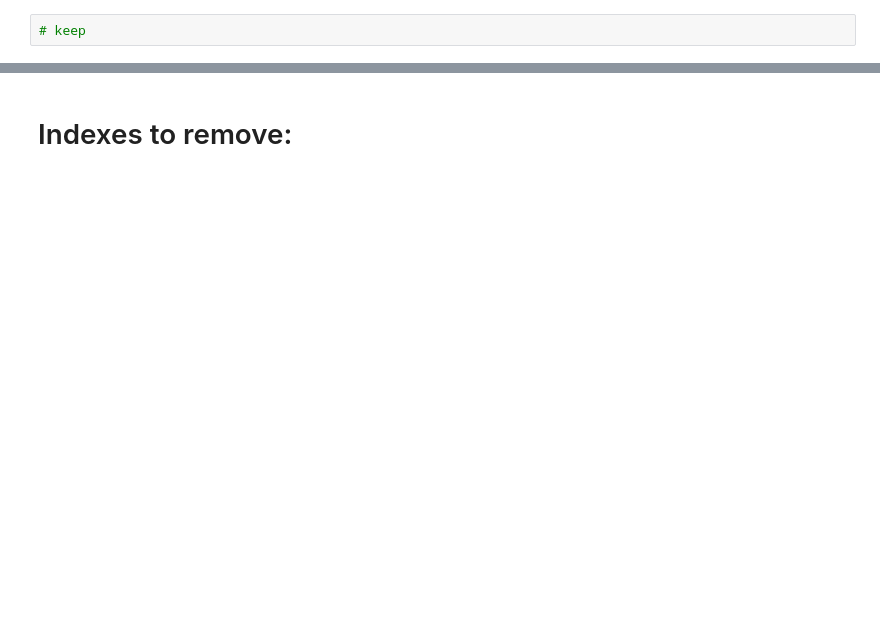
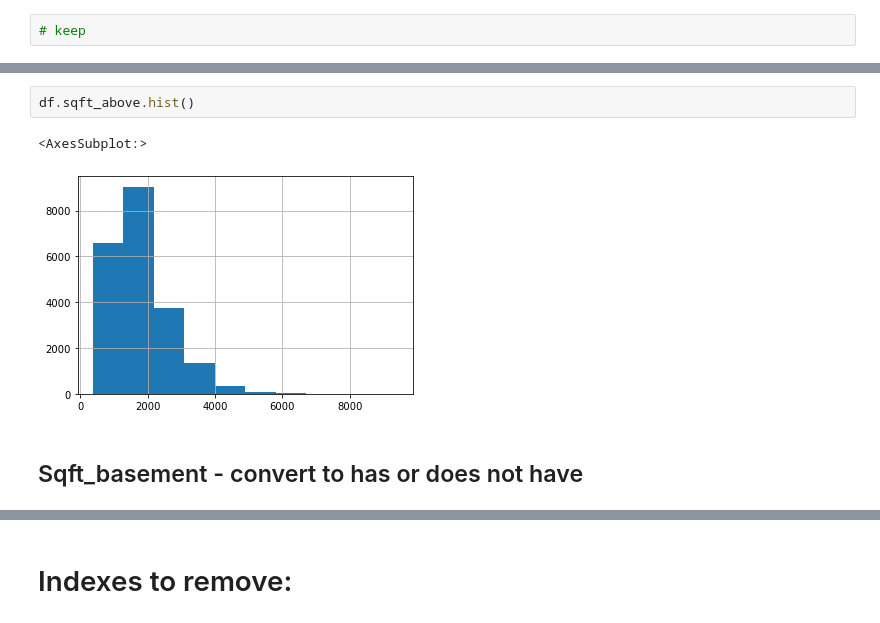
Before and after one commit to NelGen/NG-Housing-PSF-Modeling-Project, a Jupyter notebook: Scrapbook.ipynb, the cells around one changed output, grey strips where cells are left out. Cells and saved outputs as stored; diff of their text form; blank space fills up the shorter version.

```diff
--- a/Scrapbook.ipynb
+++ b/Scrapbook.ipynb
@@ -668,0 +912,7 @@ plt.hist(df.sqft_lot, bins='auto');
+# %%
+df.sqft_above.hist()
+# %% [output]
+<AxesSubplot:>
+[figure, added]
+# %% [markdown]
+## Sqft_basement - convert to has or does not have
```
Also changed, not shown: parts of 114 cells of this notebook, 3 other files.
